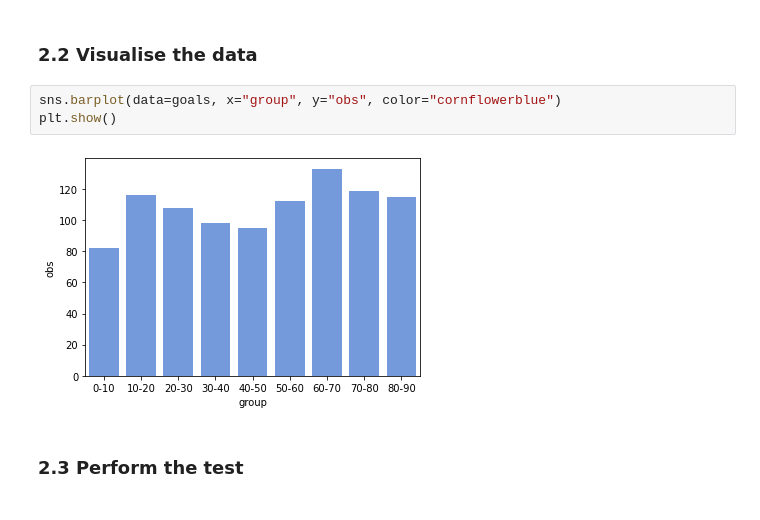
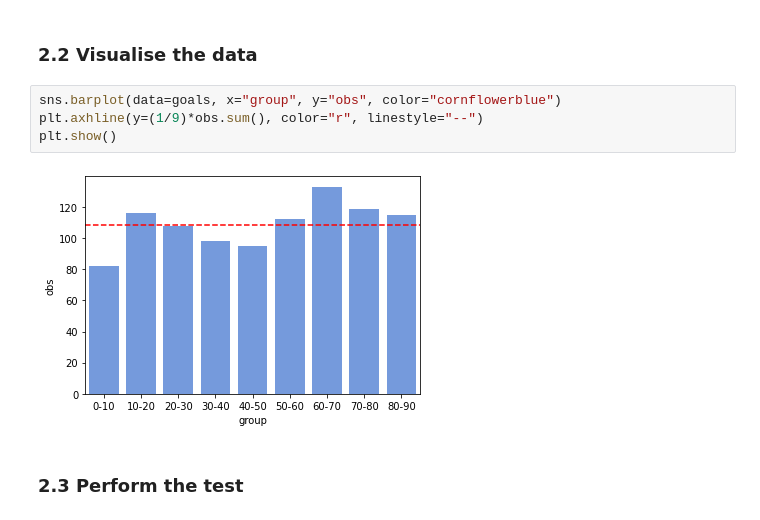
Before and after one commit to ljk233/AutomatingM248, a Jupyter notebook: notebooks-py/b-06-chi-sq-goodness-of-fit.ipynb, the cells around one changed output. Drawn from its saved outputs; the diff is of its cells as text.

```diff
--- a/notebooks-py/b-06-chi-sq-goodness-of-fit.ipynb
+++ b/notebooks-py/b-06-chi-sq-goodness-of-fit.ipynb
@@ -34,9 +34,10 @@ obs = goals["obs"]
 ### 2.2 Visualise the data
 # %%
 sns.barplot(data=goals, x="group", y="obs", color="cornflowerblue")
+plt.axhline(y=(1/9)*obs.sum(), color="r", linestyle="--")
 plt.show()
 # %% [output]
-[figure, old version]
+[figure, new version]
 # %% [markdown]
 ### 2.3 Perform the test
 # %%
```
Also changed, not shown: 7 other files.
